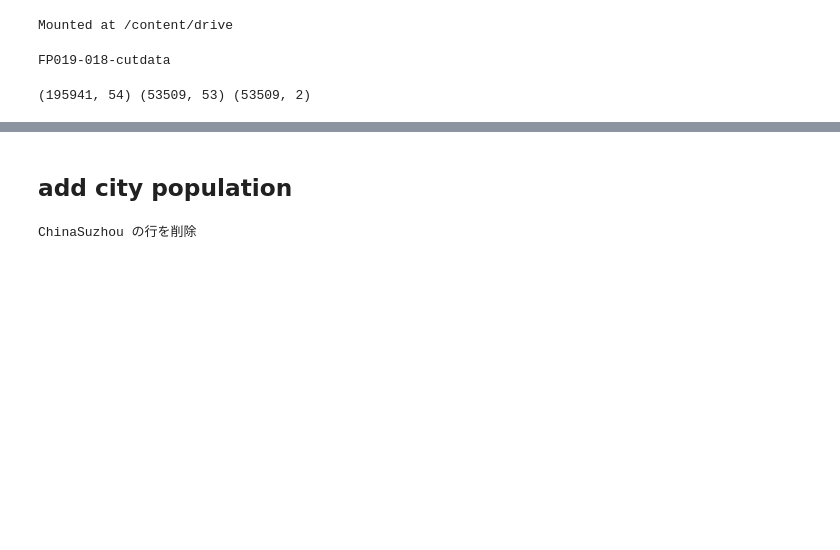
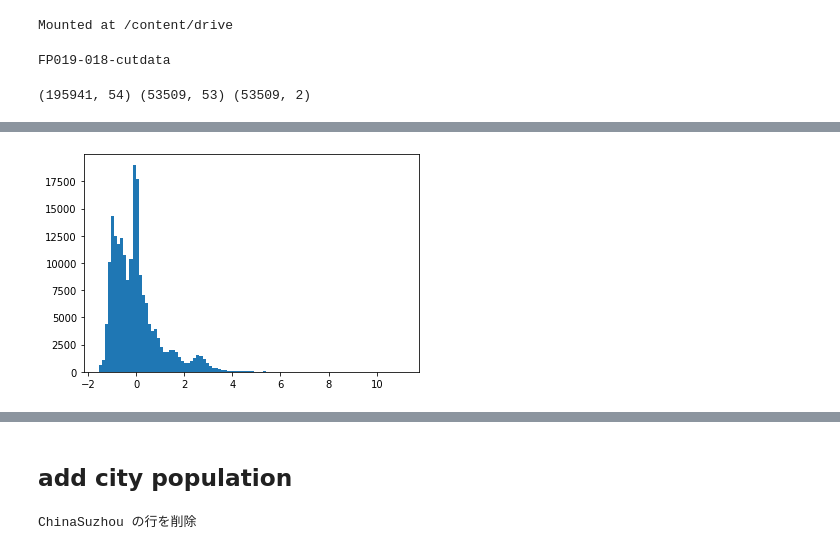
Before and after one commit to seven320/air_pollutants, a Jupyter notebook: FP019_018_cutdata.ipynb, the cells around one changed output, grey strips where cells are left out. Saved outputs shown, nothing was run; the diff lists cells and outputs as text; code cells hidden in the pictures; blank space fills up the shorter version.

```diff
--- a/FP019_018_cutdata.ipynb
+++ b/FP019_018_cutdata.ipynb
@@ -141,0 +175,5 @@ print(train_df.shape, test_df.shape, sample_df.shape)
+# %%
+plt.hist(X_norm, bins = 100)
+plt.show()
+# %% [output]
+[figure, added]
```
Also changed, not shown: parts of 47 cells of this notebook.
